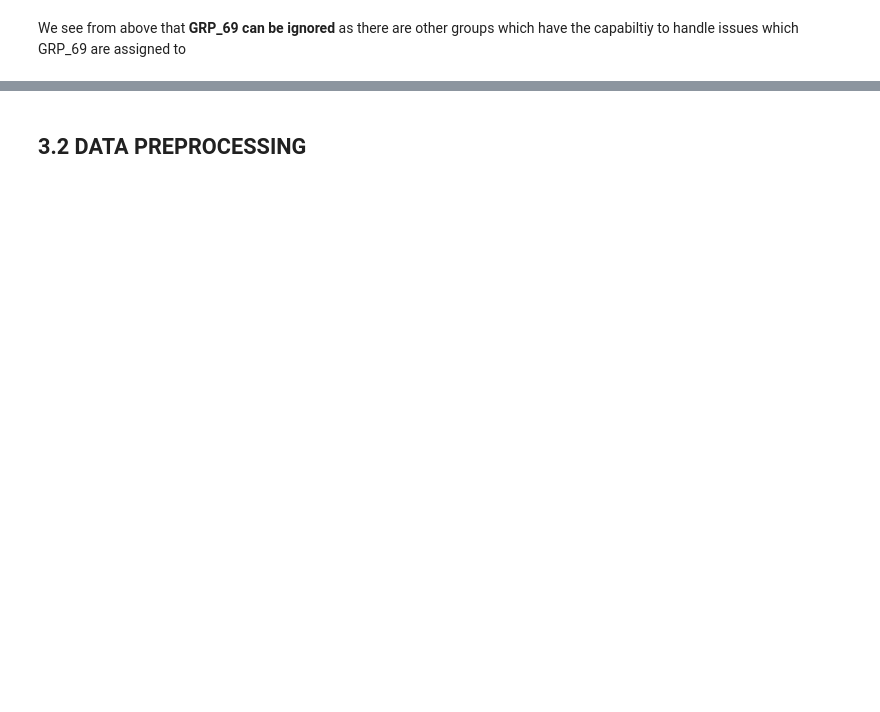
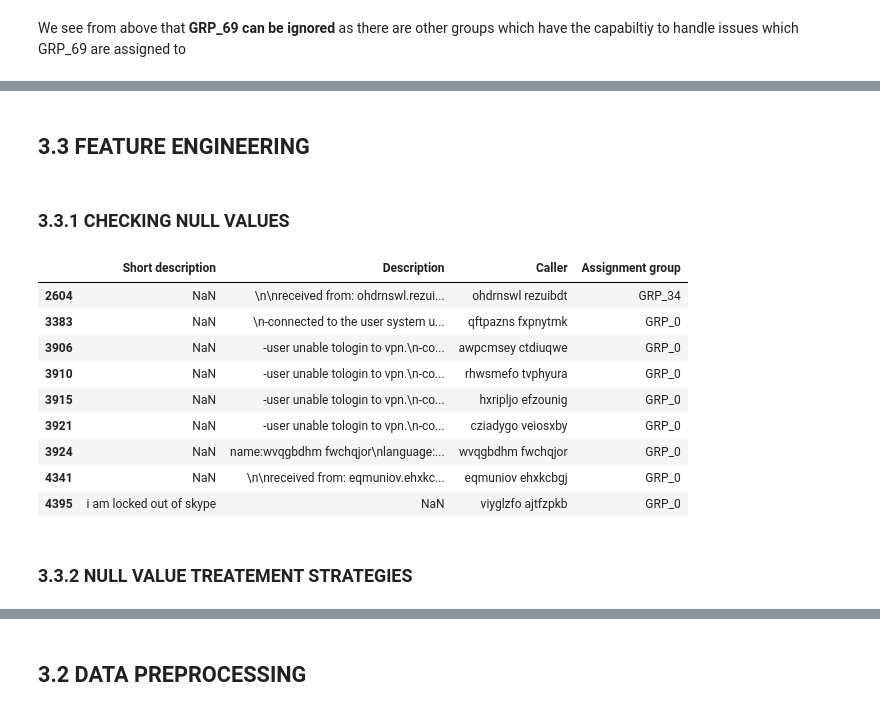
Before and after one commit to dishapalan02/AI-Enabled-IT-Service-Ticketing-tool, a Jupyter notebook: Capstone_Project.ipynb, the cells around one changed output, grey strips where cells are left out. Drawn from its saved outputs; the diff is of its cells as text; code cells hidden in the pictures; blank space fills up the shorter version.

```diff
--- a/Capstone_Project.ipynb
+++ b/Capstone_Project.ipynb
@@ -743,0 +904,20 @@ We see from above that **GRP_69 can be ignored** as there are other groups which
+# %% [markdown]
+## 3.3 FEATURE ENGINEERING
+# %% [markdown]
+### 3.3.1 CHECKING NULL VALUES
+# %%
+# Print the null values from data
+incidents_data[incidents_data.isnull().any(axis=1)]
+# %% [output]
+|  | Short description | Description | Caller | Assignment group |
+| 2604 | NaN | \n\nreceived from: ohdrnswl.rezui... | ohdrnswl rezuibdt | GRP_34 |
+| 3383 | NaN | \n-connected to the user system u... | qftpazns fxpnytmk | GRP_0 |
+| 3906 | NaN | -user unable tologin to vpn.\n-co... | awpcmsey ctdiuqwe | GRP_0 |
+| 3910 | NaN | -user unable tologin to vpn.\n-co... | rhwsmefo tvphyura | GRP_0 |
+| 3915 | NaN | -user unable tologin to vpn.\n-co... | hxripljo efzounig | GRP_0 |
+| 3921 | NaN | -user unable tologin to vpn.\n-co... | cziadygo veiosxby | GRP_0 |
+| 3924 | NaN | name:wvqgbdhm fwchqjor\nlanguage:... | wvqgbdhm fwchqjor | GRP_0 |
+| 4341 | NaN | \n\nreceived from: eqmuniov.ehxkc... | eqmuniov ehxkcbgj | GRP_0 |
+| 4395 | i am locked out of skype | NaN | viyglzfo ajtfzpkb | GRP_0 |
+# %% [markdown]
+### 3.3.2 NULL VALUE TREATEMENT STRATEGIES
```
Also changed, not shown: parts of 61 cells of this notebook.
